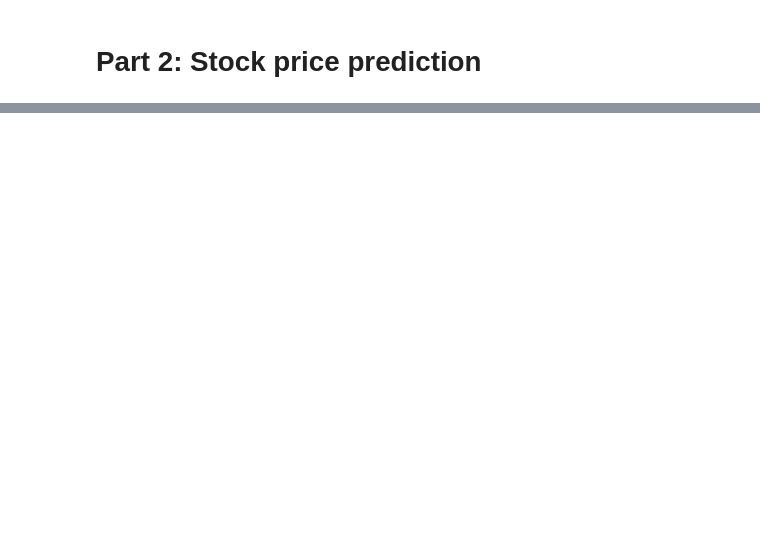
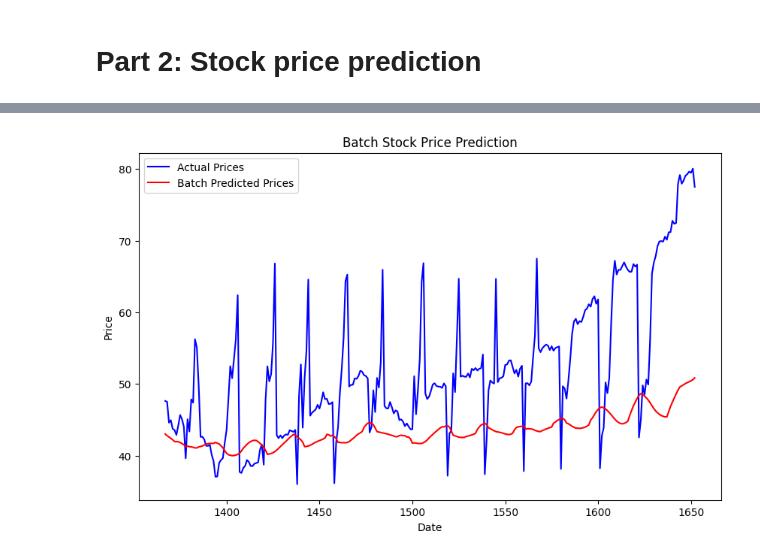
Before and after one commit to SiruiHe/Sentiment-to-Stocks, a Jupyter notebook: code.ipynb, the cells around one changed output, grey strips where cells are left out. Saved outputs shown, nothing was run; the diff lists cells and outputs as text; code cells hidden in the pictures; blank space fills up the shorter version.

Commit message:
划分train, val, test，画图预测有问题

```diff
--- a/code.ipynb
+++ b/code.ipynb
@@ -272,6 +217,9 @@ columns_to_keep = [col for col in daily_data.columns if col not in ['ticker', 'A
 daily_data_selected = daily_data[columns_to_keep]
 # %%
 daily_data_selected.to_csv('./data/dataset_for_model.csv', index=False)
+# %%
+import pandas as pd
+daily_data_selected = pd.read_csv('./data/dataset_for_model.csv')
 # %%
 # 选择特征和目标
 features = daily_data_selected.drop('Next_Open', axis=1)
@@ -340 +344,10 @@ test_loader = DataLoader(test_dataset, batch_size=32, shuffle=False)
+# %%
+# Hyperparameters
+input_dim = scaled_features_df.shape[1]  # Number of features
+hidden_size = 50  # Number of features in hidden state, can be adjusted
+num_layers = 2    # Number of stacked LSTM layers
+output_dim = 1    # Number of output dimensions (predicting one value)
+
+# 实例化模型时添加Dropout
+model = AttentionLSTM(input_dim, hidden_size, num_layers, output_dim, dropout=0.2)
 # %%
@@ -405,0 +407,57 @@ plt.show()
+# %%
+import matplotlib.dates as mdates
+
+# 加载最佳模型
+model.load_state_dict(torch.load('./model/best_model.pth'))
+
+# 提取最后n个数据点
+test_length = 300
+last_n = daily_data_selected[-test_length:]
+
+# 保存最后n个日期，这将用于绘图
+last_n_dates = last_n.index
+
+# 删除日期和目标列以准备缩放
+last_n_features = last_n.drop(['Next_Open'], axis=1)
+last_n_target = last_n['Next_Open']
+
+# 缩放特征
+scaler_features = MinMaxScaler()
+last_n_scaled_features = scaler_features.fit_transform(last_n_features)
+
+# 缩放目标
+scaler_target = MinMaxScaler()
+last_n_scaled_target = scaler_target.fit_transform(last_n_target.values.reshape(-1, 1))
+
+# 定义窗口长度
+window_length = seq_length  # 根据您的模型调整
+
+# 创建包含所有窗口的数据集
+batched_windows = []
+for i in range(test_length - window_length + 1):
+    window = last_n_scaled_features[i:i + window_length]
+    batched_windows.append(window)
+batched_windows = np.array(batched_windows)
+
+# 将数据转换为Tensor
+batched_windows_tensor = torch.tensor(batched_windows, dtype=torch.float32)
+
+# 使用模型进行预测
+model.eval()
+with torch.no_grad():
+    batch_predictions = model(batched_windows_tensor).numpy()
+
+# 反缩放预测值
+batch_predictions = scaler_target.inverse_transform(batch_predictions).flatten()
+
+# 绘制实际股价和批量预测股价的对比图
+plt.figure(figsize=(10, 6))
+plt.plot(last_n_dates[window_length - 1:], last_n_target[window_length - 1:], label='Actual Prices', color='blue')
+plt.plot(last_n_dates[window_length - 1:], batch_predictions, label='Batch Predicted Prices', color='red')
+plt.title('Batch Stock Price Prediction')
+plt.xlabel('Date')
+plt.ylabel('Price')
+plt.legend()
+plt.show()
+# %% [output]
+[figure, added]
```
Also changed, not shown: parts of 17 cells of this notebook, 2 other files.
